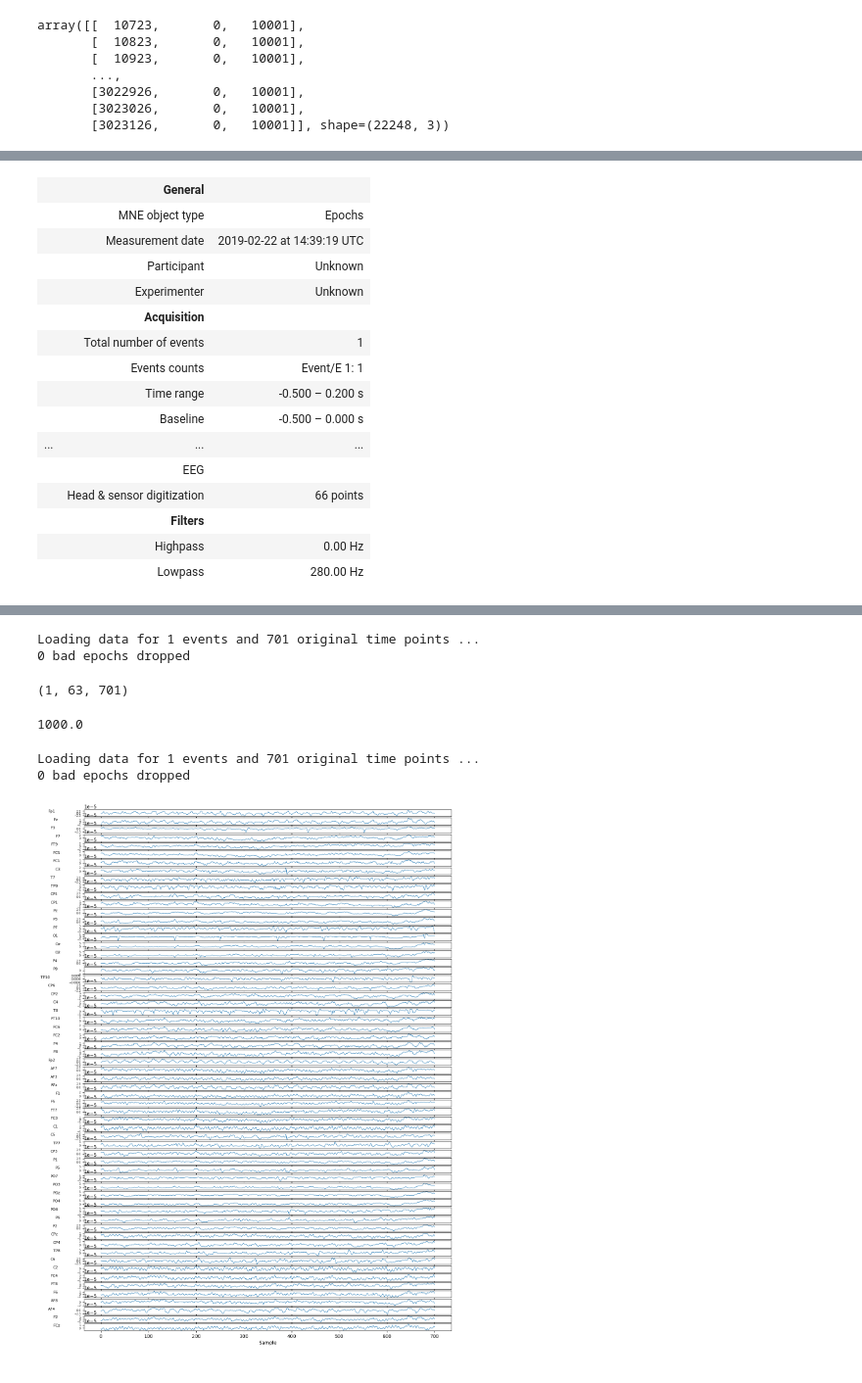
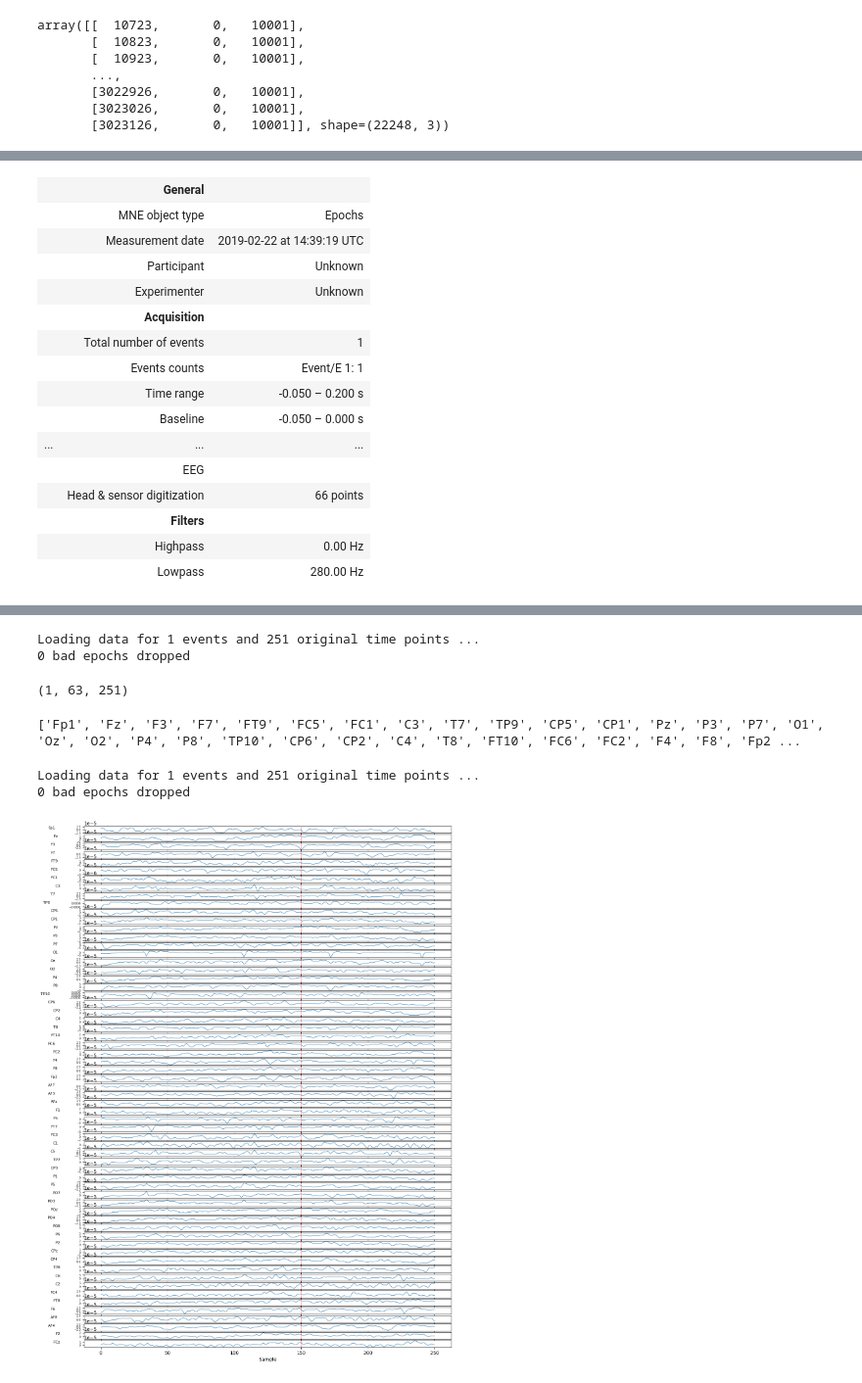
Before and after one commit to ironman5366/brain, a Jupyter notebook: notebooks/things_eeg_cleaning.ipynb, the cells around one changed output, grey strips where cells are left out. Shown at 98% size. Cells and saved outputs as stored; diff of their text form; code cells hidden in the pictures.

```diff
--- a/notebooks/things_eeg_cleaning.ipynb
+++ b/notebooks/things_eeg_cleaning.ipynb
@@ -154,7 +154,7 @@ epochs = mne.Epochs(
     raw_data,
     events,
     event_id=event_id,
-    tmin=-0.5,
+    tmin=-0.05,
     tmax=0.2,
 )
 # %% [output]
@@ -174,8 +174,8 @@ epochs[0]
 |  | Acquisition |  |
 |  | Total number of events | 1 |
 |  | Events counts | Event/E 1: 1 |
-|  | Time range | -0.500 – 0.200 s |
-|  | Baseline | -0.500 – 0.000 s |
+|  | Time range | -0.050 – 0.200 s |
+|  | Baseline | -0.050 – 0.000 s |
 | ... | ... | ... |
 |  | EEG |  |
 |  | Head & sensor digitization | 66 points |
@@ -205,12 +205,13 @@ epochs[0].ch_names
 # %%
 epochs[0].get_data().shape
 # %% [output]
-Loading data for 1 events and 701 original time points ...
+Loading data for 1 events and 251 original time points ...
 0 bad epochs dropped
-(1, 63, 701)
+(1, 63, 251)
 # %%
+print(epochs[0].ch_names)
 # %% [output]
-1000.0
+['Fp1', 'Fz', 'F3', 'F7', 'FT9', 'FC5', 'FC1', 'C3', 'T7', 'TP9', 'CP5', 'CP1', 'Pz', 'P3', 'P7', 'O1', 'Oz', 'O2', 'P4', 'P8', 'TP10', 'CP6', 'CP2', 'C4', 'T8', 'FT10', 'FC6', 'FC2', 'F4', 'F8', 'Fp2 ...
 # %%
 import numpy as np
 import matplotlib.pyplot as plt
@@ -258,8 +259,8 @@ def visualize(data, lines=None, ch_names=None, figsize=(14, 20), line_color='red
 # Example usage:
 # visualize(t["preprocessed_eeg_data"][0], lines=[100, 200], ch_names=t["ch_names"])
 # %%
-visualize(epochs[0].get_data().squeeze(), ch_names=epochs[0].ch_names)
+visualize(epochs[150].get_data().squeeze(), ch_names=epochs[0].ch_names, lines=[50, 100, 150])
 # %% [output]
-Loading data for 1 events and 701 original time points ...
+Loading data for 1 events and 251 original time points ...
 0 bad epochs dropped
-[figure, old version]
+[figure, new version]
```
Also changed, not shown: parts of 5 cells of this notebook, 18 other files.
